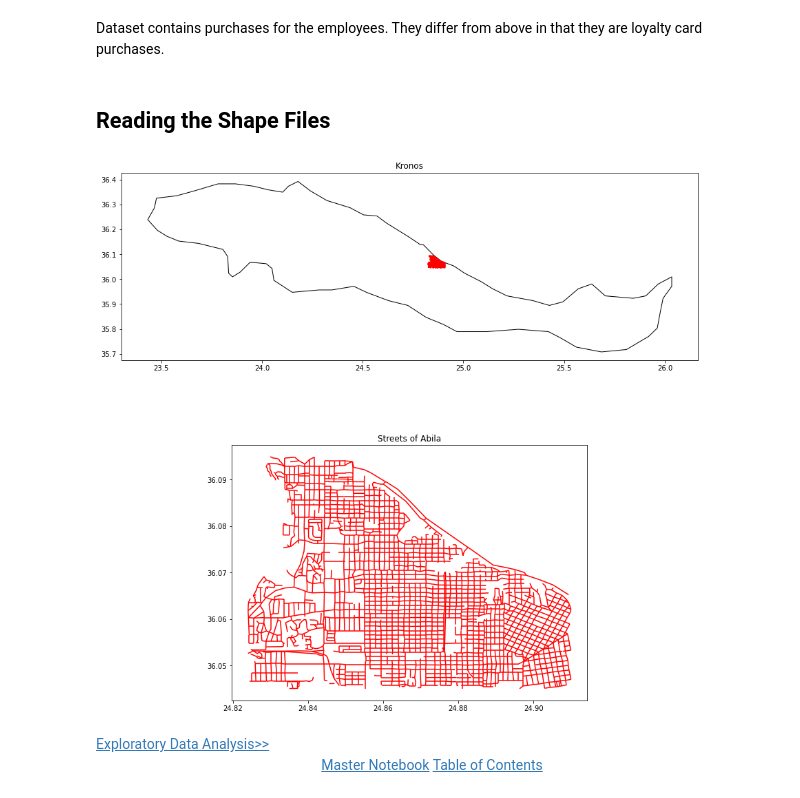
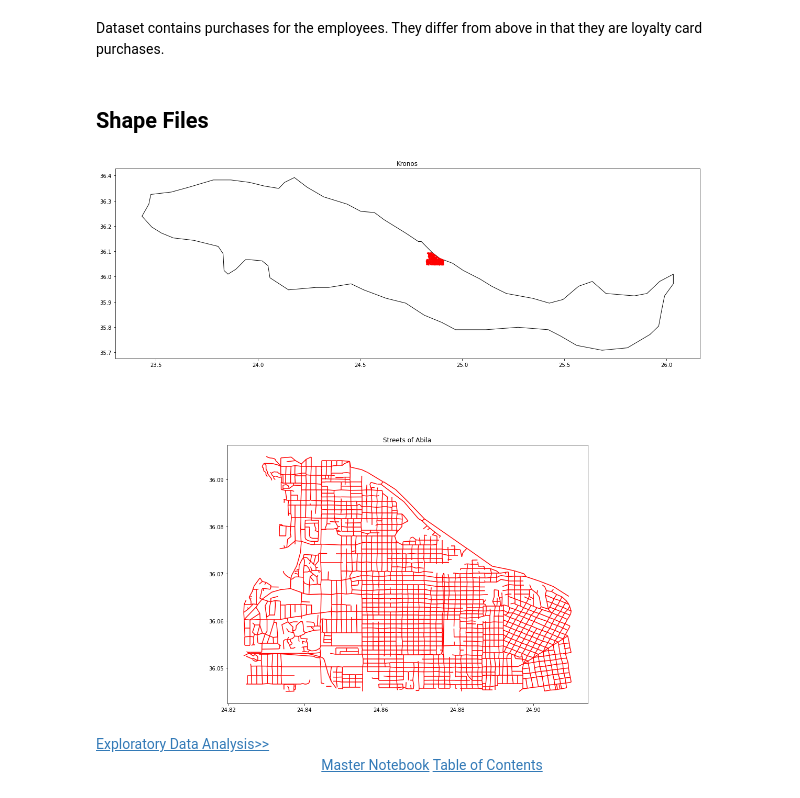
Before and after one commit to cvorsanger/COMP4448Final, a Jupyter notebook: notebooks/ReadIn.ipynb, the cells around one changed output. Cells and saved outputs as stored; diff of their text form; code cells hidden in the pictures.

Commit message:
Reading Data notebook clean

```diff
--- a/notebooks/ReadIn.ipynb
+++ b/notebooks/ReadIn.ipynb
@@ -55,19 +66,21 @@ loyalty.head()
 # %% [markdown]
 Dataset contains purchases for the employees. They differ from above in that they are loyalty card purchases.
 # %% [markdown]
-## Reading the Shape Files
+## Shape Files
 # %%
 kronos = gpd.read_file('../Geospatial/Kronos_Island.shp')
 Abila= gpd.read_file('../Geospatial/Abila.shp', layer = 'Abila')
-fig, ax = plt.subplots(2, figsize=(15,15))
+# Plot Kronos and Abila in the same canvas
+fig, ax = plt.subplots(2, figsize=(20,20))
 kronos = kronos.plot(ax = ax[0], color='white', edgecolor='black')
 Abila.plot(ax =kronos, color = 'red')
 Abila.plot(ax =ax[1], color = 'red')
 ax[0].set_title('Kronos')
 ax[1].set_title('Streets of Abila')
+plt.savefig('../images/KronosAbila.jpg')
 plt.show()
 # %% [output]
-[figure, old version]
+[figure, new version]
 # %% [markdown]
 <div>
     <span style="width:1200px;display:inline-block;text-align:right">
```
Also changed, not shown: parts of 14 cells of this notebook, 2 other files.
